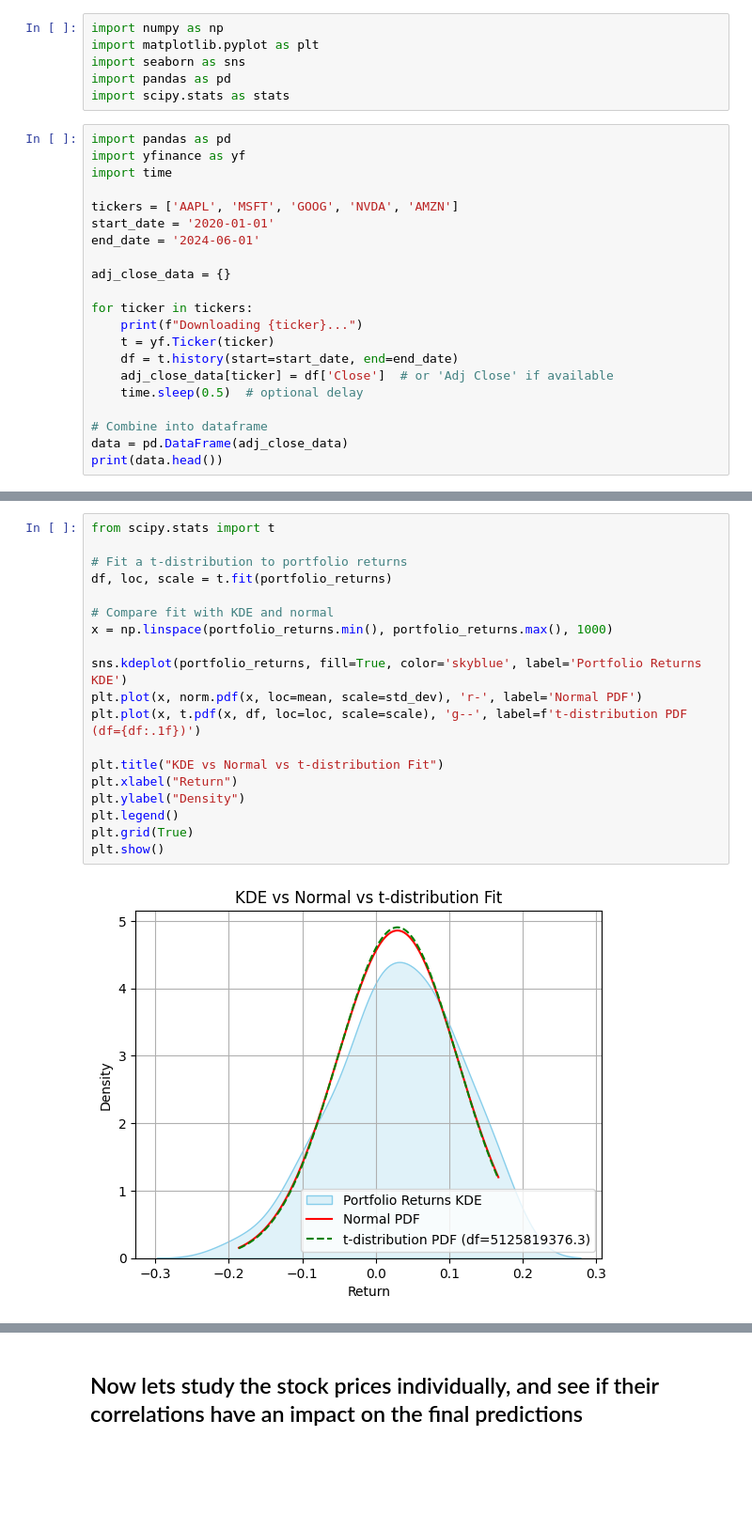
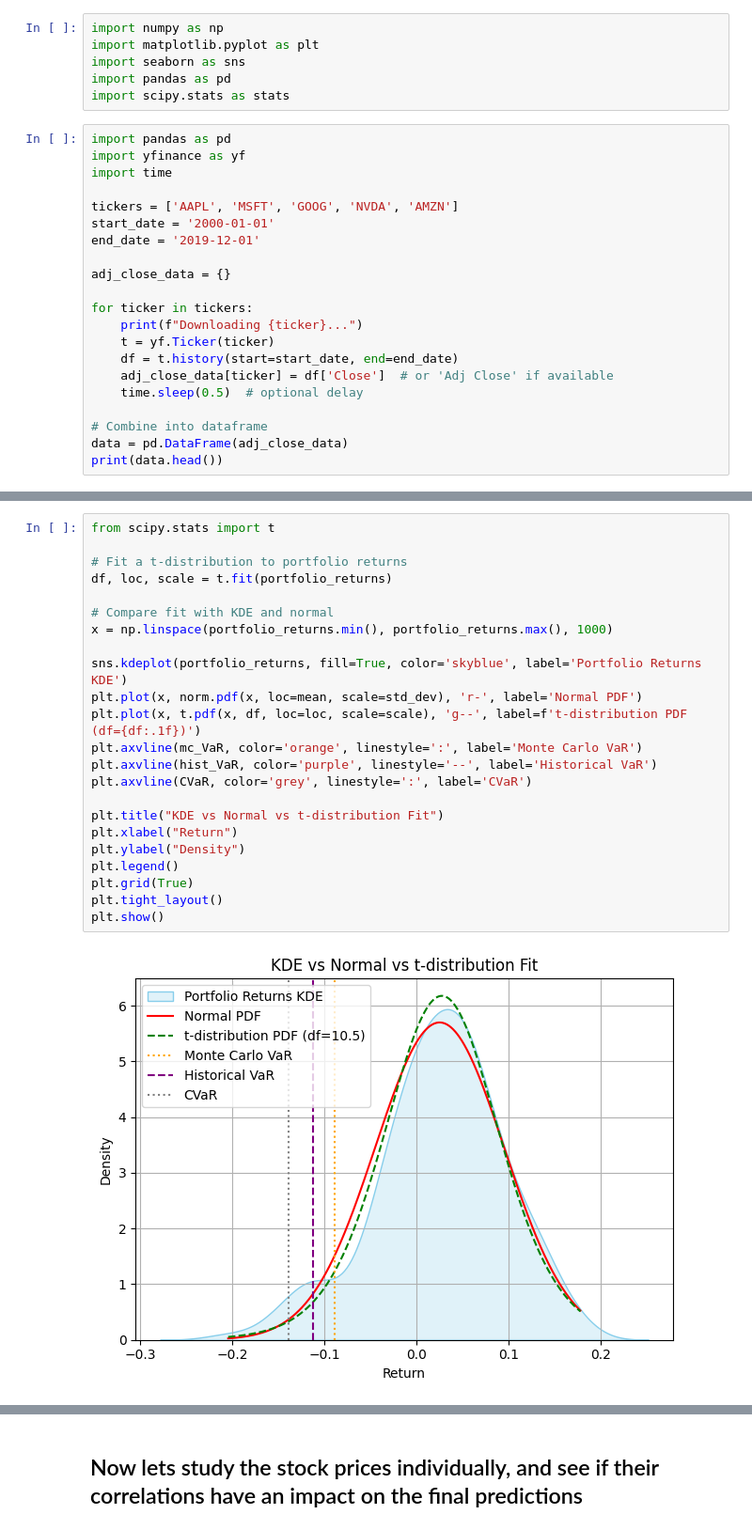
Before and after one commit to manipuppeteer/Finance-Projects, a Jupyter notebook: VaR_monthly.ipynb, the cells around one changed output, grey strips where cells are left out. Shown at 94% size. Cells and saved outputs as stored; diff of their text form; blank space fills up the shorter version.

```diff
--- a/VaR_monthly.ipynb
+++ b/VaR_monthly.ipynb
@@ -16,8 +16,8 @@ import yfinance as yf
 import time
 
 tickers = ['AAPL', 'MSFT', 'GOOG', 'NVDA', 'AMZN']
-start_date = '2020-01-01'
-end_date = '2024-06-01'
+start_date = '2000-01-01'
+end_date = '2019-12-01'
 
 adj_close_data = {}
 
@@ -162,21 +182,25 @@ dtype: float64
 # %%
 from scipy.stats import t
 
 # Fit a t-distribution to portfolio returns
 df, loc, scale = t.fit(portfolio_returns)
 
 # Compare fit with KDE and normal
 x = np.linspace(portfolio_returns.min(), portfolio_returns.max(), 1000)
 
 sns.kdeplot(portfolio_returns, fill=True, color='skyblue', label='Portfolio Returns KDE')
 plt.plot(x, norm.pdf(x, loc=mean, scale=std_dev), 'r-', label='Normal PDF')
 plt.plot(x, t.pdf(x, df, loc=loc, scale=scale), 'g--', label=f't-distribution PDF (df={df:.1f})')
+plt.axvline(mc_VaR, color='orange', linestyle=':', label='Monte Carlo VaR')
+plt.axvline(hist_VaR, color='purple', linestyle='--', label='Historical VaR')
+plt.axvline(CVaR, color='grey', linestyle=':', label='CVaR')
 
 plt.title("KDE vs Normal vs t-distribution Fit")
 plt.xlabel("Return")
 plt.ylabel("Density")
 plt.legend()
 plt.grid(True)
+plt.tight_layout()
 plt.show()
 # %% [output]
-[figure, old version]
+[figure, new version]
```
Also changed, not shown: parts of 25 cells of this notebook, 3 other files.
